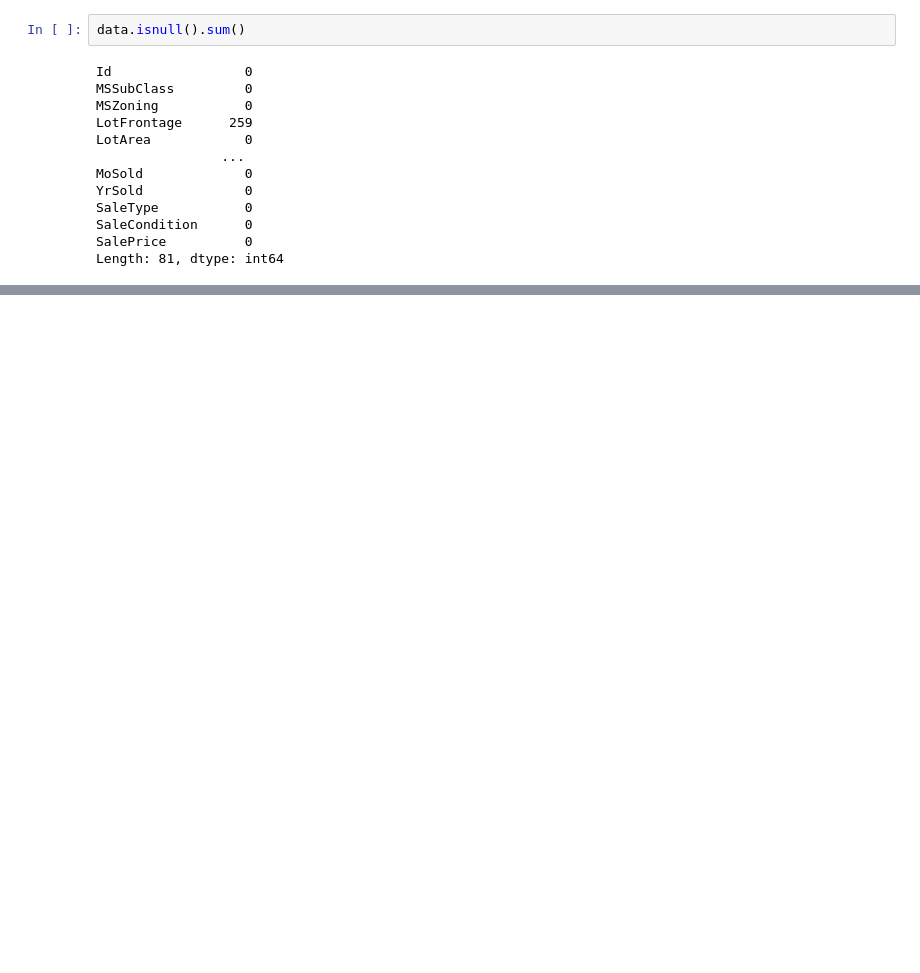
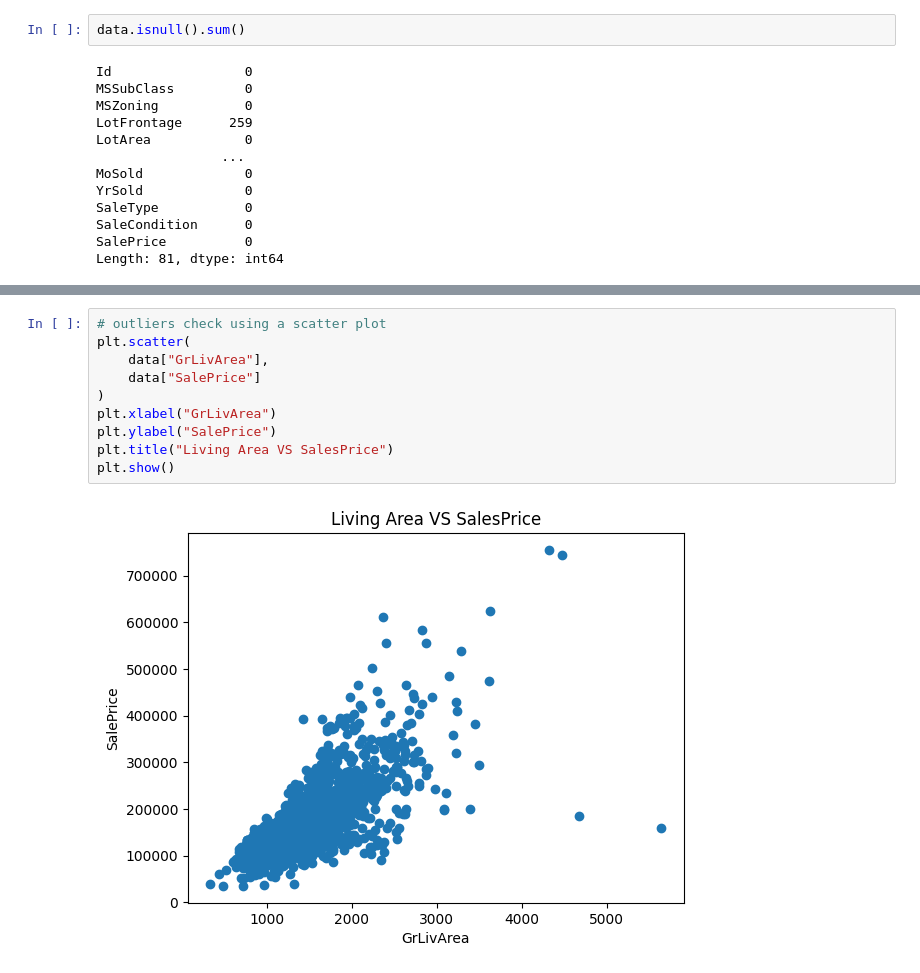
Before and after one commit to kamijoseph/Advanced-House-Prediction, a Jupyter notebook: notebooks/main.ipynb, the cells around one changed output, grey strips where cells are left out. Saved outputs shown, nothing was run; the diff lists cells and outputs as text; blank space fills up the shorter version.

```diff
--- a/notebooks/main.ipynb
+++ b/notebooks/main.ipynb
@@ -42,0 +165,12 @@ Length: 81, dtype: int64
+# %%
+# outliers check using a scatter plot
+plt.scatter(
+    data["GrLivArea"],
+    data["SalePrice"]
+)
+plt.xlabel("GrLivArea")
+plt.ylabel("SalePrice")
+plt.title("Living Area VS SalesPrice")
+plt.show()
+# %% [output]
+[figure, added]
```
Also changed, not shown: parts of 15 cells of this notebook.
